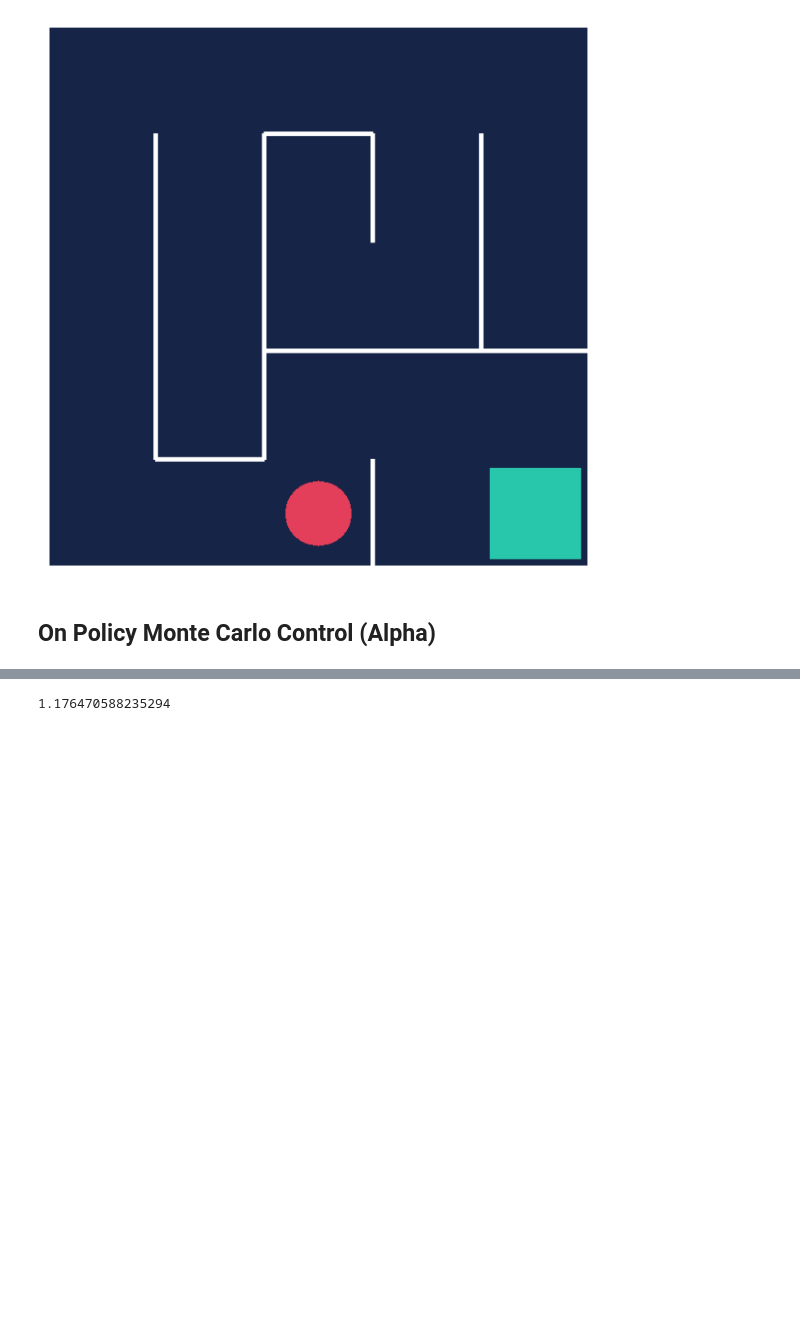
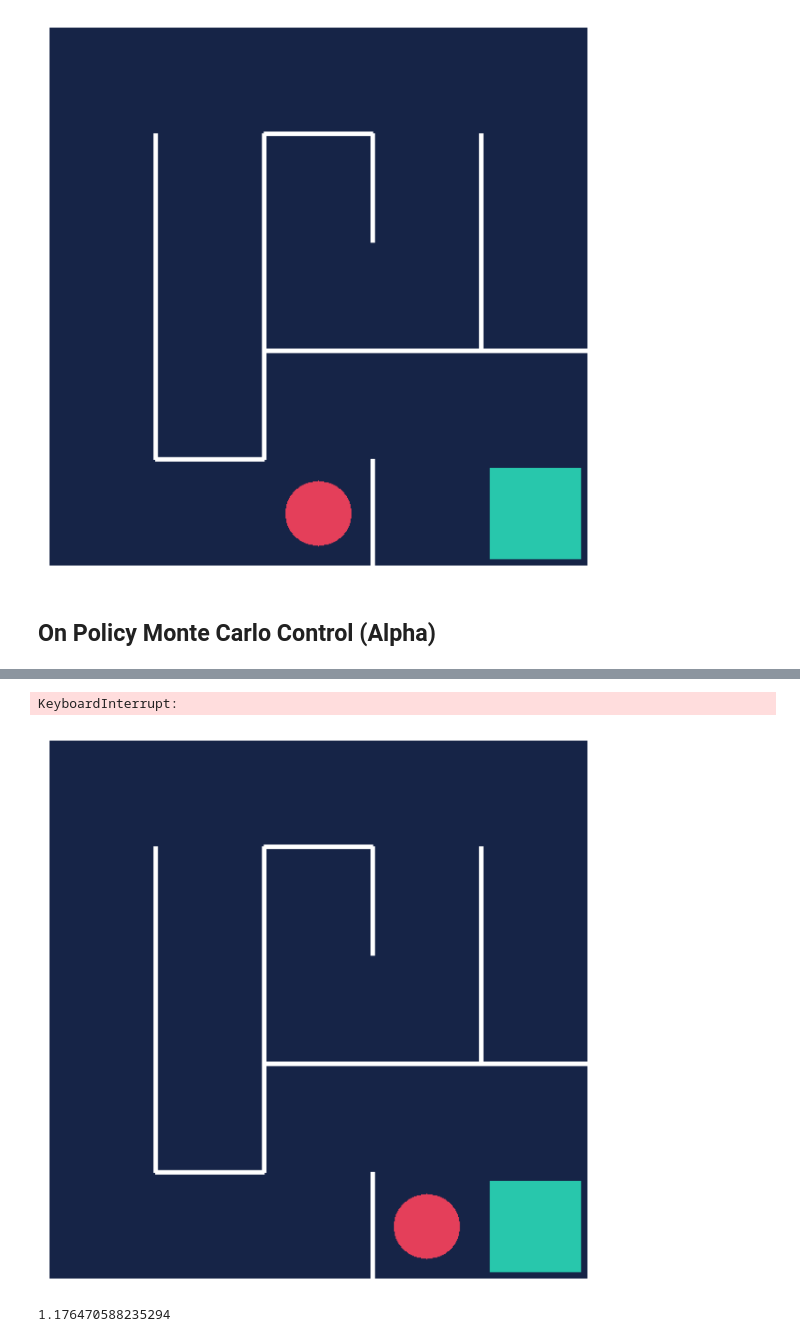
Before and after one commit to Anas-art-source/reinforcement_learning, a Jupyter notebook: Monte_carlo_on_policy.ipynb, the cells around one changed output, grey strips where cells are left out. Cells and saved outputs as stored; diff of their text form; code cells hidden in the pictures; blank space fills up the shorter version.

```diff
--- a/Monte_carlo_on_policy.ipynb
+++ b/Monte_carlo_on_policy.ipynb
@@ -703,3 +699,8 @@ plot_action_values(action_values)
+# %%
+test_agent(env, policy)
+# %% [output]
+KeyboardInterrupt:
+[figure, added]
 # %%
 epsilon = 0.2
 W = 1. / (1 - epsilon + epsilon / 4)
```
Also changed, not shown: parts of 5 cells of this notebook, 1 other file.
